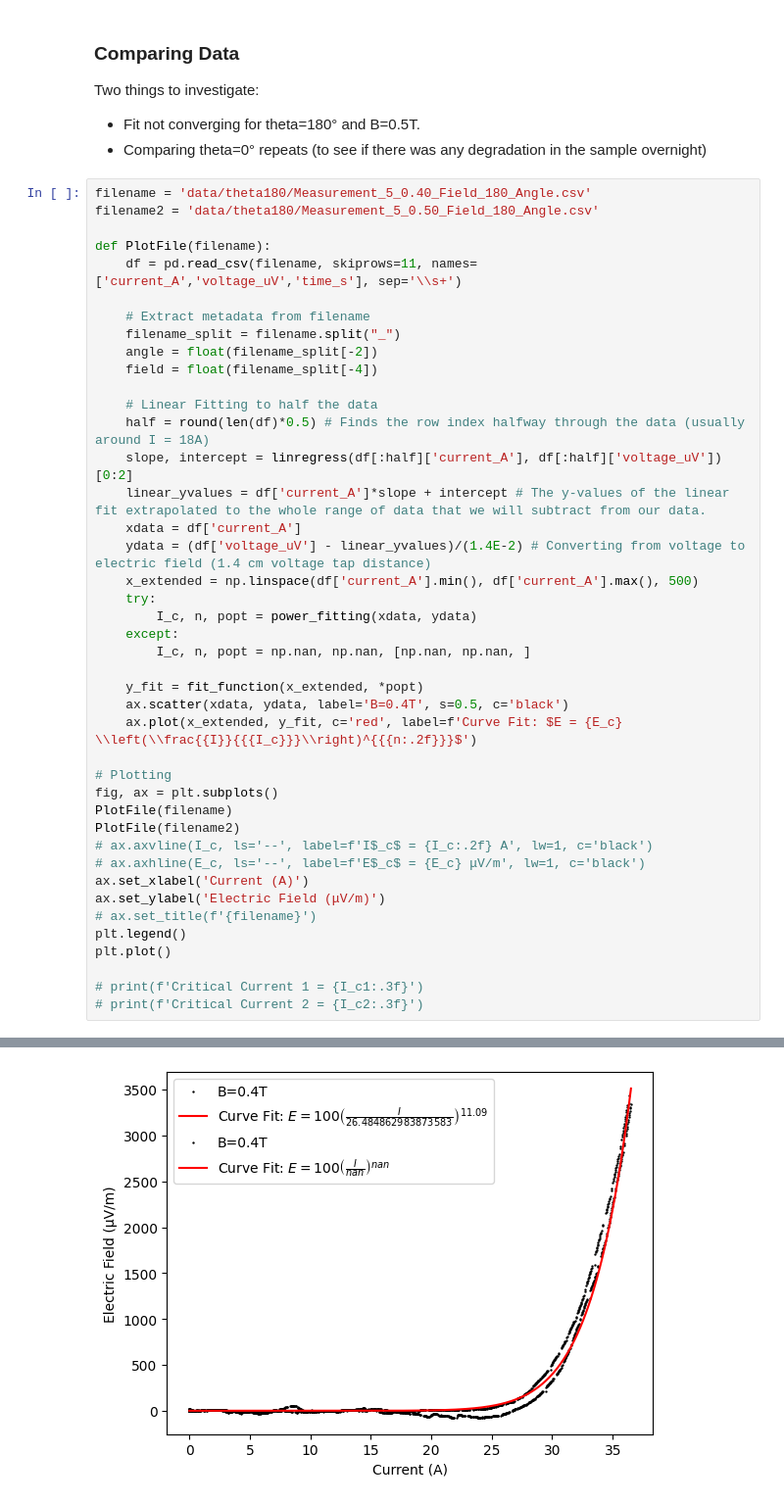
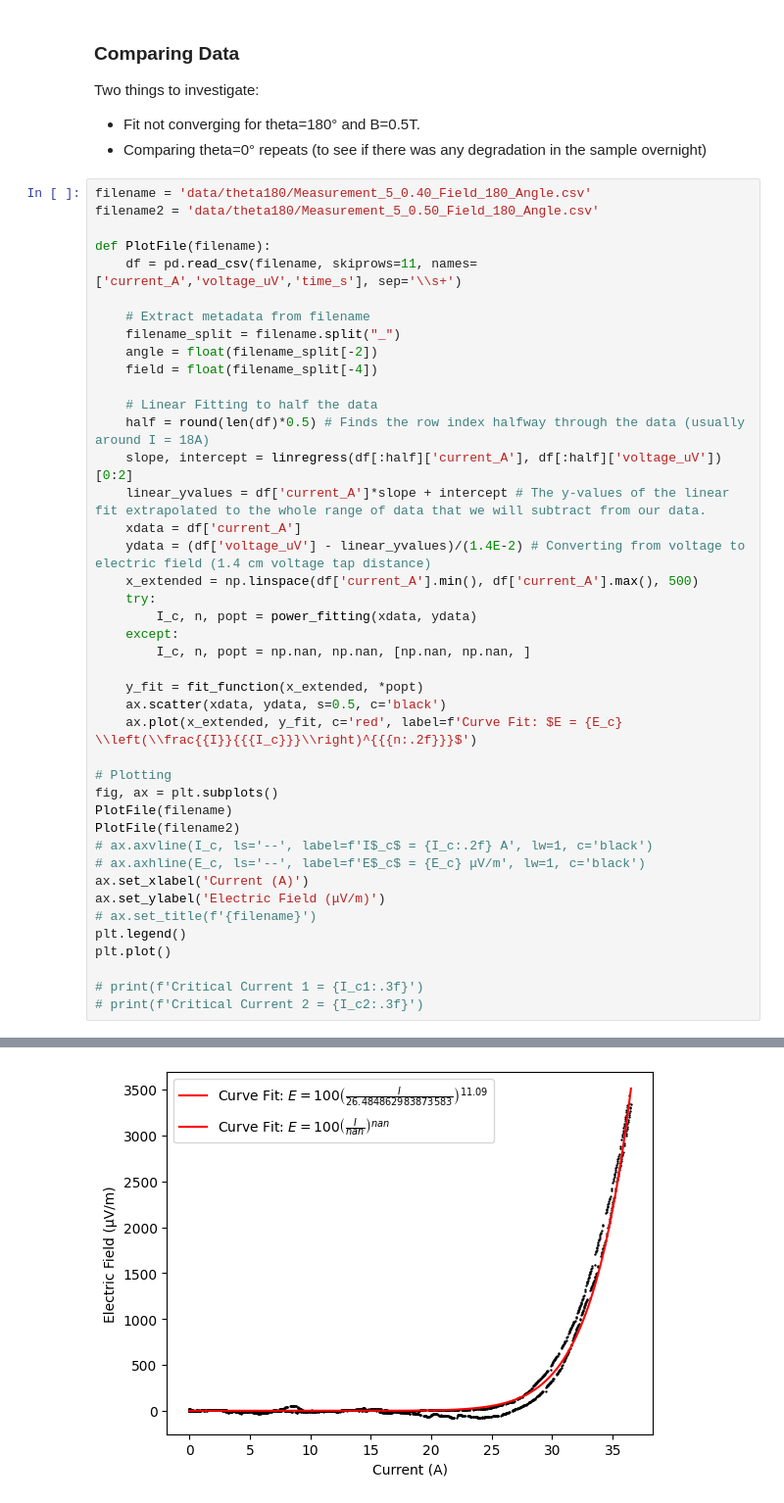
Before and after one commit to rcs19/jrn542_icy_durham, a Jupyter notebook: src/workbook.ipynb, the cells around one changed output, grey strips where cells are left out. Shown at 98% size. Saved outputs shown, nothing was run; the diff lists cells and outputs as text.

Commit message:
removed label

```diff
--- a/src/workbook.ipynb
+++ b/src/workbook.ipynb
@@ -297,32 +297,32 @@ def PlotFile(filename):
     xdata = df['current_A']
     ydata = (df['voltage_uV'] - linear_yvalues)/(1.4E-2) # Converting from voltage to electric field (1.4 cm voltage tap distance)
     x_extended = np.linspace(df['current_A'].min(), df['current_A'].max(), 500)
     try:
         I_c, n, popt = power_fitting(xdata, ydata)
     except:
         I_c, n, popt = np.nan, np.nan, [np.nan, np.nan, ]
 
     y_fit = fit_function(x_extended, *popt)
-    ax.scatter(xdata, ydata, label='B=0.4T', s=0.5, c='black')
+    ax.scatter(xdata, ydata, s=0.5, c='black')
     ax.plot(x_extended, y_fit, c='red', label=f'Curve Fit: $E = {E_c} \\left(\\frac{{I}}{{{I_c}}}\\right)^{{{n:.2f}}}$')
 
 # Plotting
 fig, ax = plt.subplots()
 PlotFile(filename)
 PlotFile(filename2)
 # ax.axvline(I_c, ls='--', label=f'I$_c$ = {I_c:.2f} A', lw=1, c='black')
 # ax.axhline(E_c, ls='--', label=f'E$_c$ = {E_c} μV/m', lw=1, c='black')
 ax.set_xlabel('Current (A)')
 ax.set_ylabel('Electric Field (μV/m)')
 # ax.set_title(f'{filename}')
 plt.legend()
 plt.plot()
 
 # print(f'Critical Current 1 = {I_c1:.3f}')
 # print(f'Critical Current 2 = {I_c2:.3f}')
 # %% [output]
 Parameter 0: 26.48486
 Parameter 1: 11.08570
 Fit did not converge: Optimal parameters not found: Number of calls to function has reached maxfev = 600.
 []
-[figure, old version]
+[figure, new version]
```
